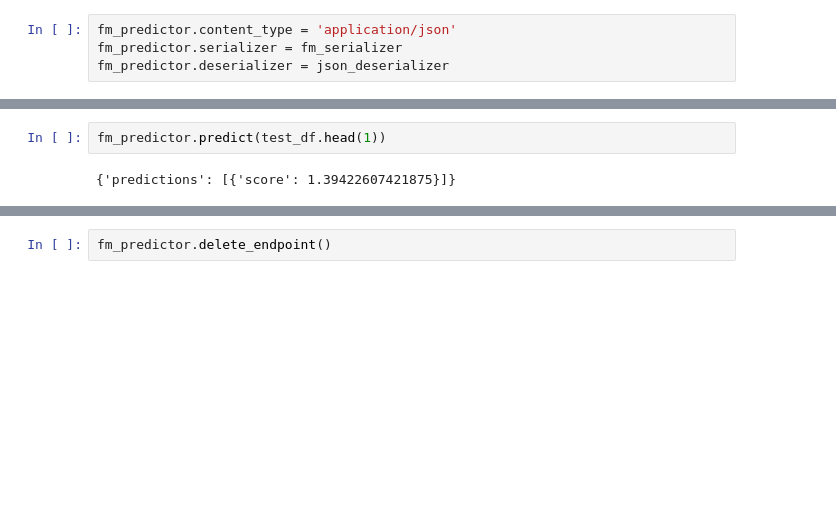
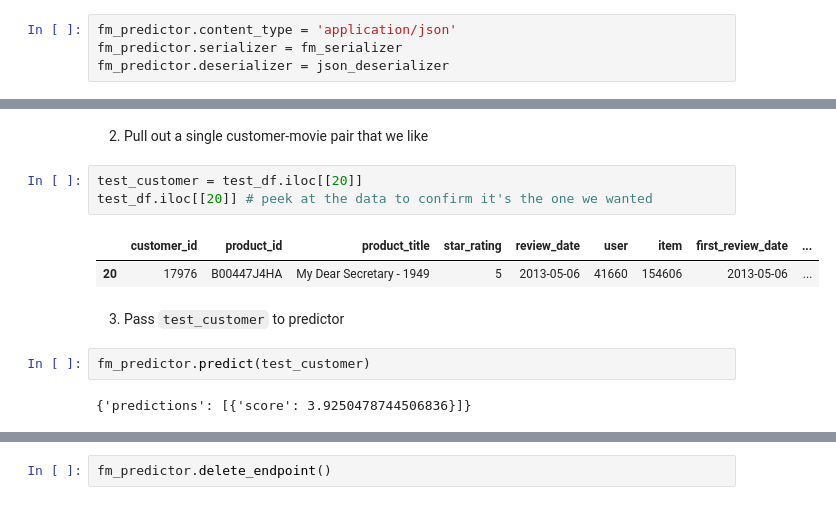
Before and after one commit to nmwalsh/sagemaker-rec-demo, a Jupyter notebook: fm_amazon_recommender.ipynb, the cells around one changed output, grey strips where cells are left out. Drawn from its saved outputs; the diff is of its cells as text; blank space fills up the shorter version.

```diff
--- a/fm_amazon_recommender.ipynb
+++ b/fm_amazon_recommender.ipynb
@@ -317,4 +328,14 @@ test_df.head(1)
+# %% [markdown]
+2. Pull out a single customer-movie pair that we like
+# %%
+test_customer = test_df.iloc[[20]]
+test_df.iloc[[20]] # peek at the data to confirm it's the one we wanted
+# %% [output]
+|  | customer_id | product_id | product_title | star_rating | review_date | user | item | first_review_date | ... |
+| 20 | 17976 | B00447J4HA | My Dear Secretary - 1949 | 5 | 2013-05-06 | 41660 | 154606 | 2013-05-06 | ... |
+# %% [markdown]
+3. Pass `test_customer` to predictor
 # %%
-fm_predictor.predict(test_df.head(1))
+fm_predictor.predict(test_customer)
 # %% [output]
-{'predictions': [{'score': 1.39422607421875}]}
+{'predictions': [{'score': 3.9250478744506836}]}
```
Also changed, not shown: parts of 12 cells of this notebook.
